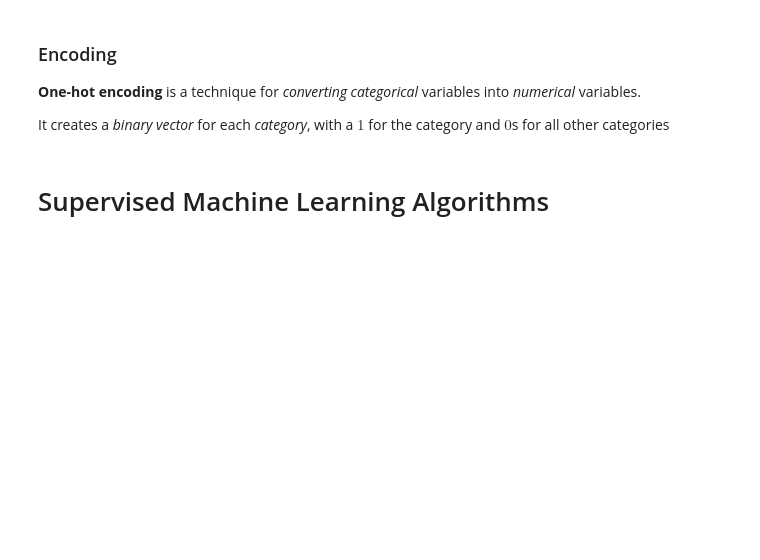
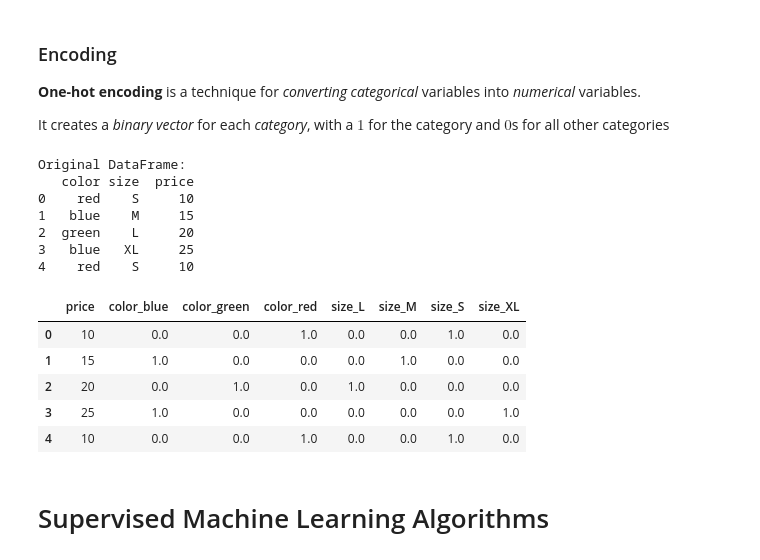
Before and after one commit to NicoG2023/Data_Science_Introduction, a Jupyter notebook: Classes/MachineLearning.ipynb, the cells around one changed output. Saved outputs shown, nothing was run; the diff lists cells and outputs as text; code cells hidden in the pictures; blank space fills up the shorter version.

```diff
--- a/Classes/MachineLearning.ipynb
+++ b/Classes/MachineLearning.ipynb
@@ -271,18 +378,43 @@ __One-hot encoding__ is a technique for _converting_ _categorical_ variables int
 It creates a _binary vector_ for each _category_, with a $1$ for the
 category and $0$s for all other categories
 # %%
+import pandas as pd
+from sklearn.preprocessing import OneHotEncoder
 
 # Creating a fake DataFrame
-
+data = {
+    'color': ['red', 'blue', 'green', 'blue','red'],
+    'size':['S','M','L','XL','S'],
+    'price':[10,15,20,25,10]
+}
+df = pd.DataFrame(data)
 # Display the original DataFrame
-
+print('Original DataFrame:')
+print(df)
 # Applying OneHotEncoder
-
+encoder = OneHotEncoder()
+encoder_data = encoder.fit_transform(df[['color','size']])
+encoded_data = encoder_data.toarray()
 # Creating a DataFrame with the encoded data
-
+encoded_df = pd.DataFrame(encoded_data, columns=encoder.get_feature_names_out(['color','size']))
 # Concatenating the encoded columns with the original DataFrame (excluding the original 'Color' and 'Size' columns)
-
+final_df = pd.concat([df.drop(['color','size'], axis=1),encoded_df], axis=1)
 # Display the final DataFrame after one-hot encoding
+final_df
+# %% [output]
+Original DataFrame:
+   color size  price
+0    red    S     10
+1   blue    M     15
+2  green    L     20
+3   blue   XL     25
+4    red    S     10
+|  | price | color_blue | color_green | color_red | size_L | size_M | size_S | size_XL |
+| 0 | 10 | 0.0 | 0.0 | 1.0 | 0.0 | 0.0 | 1.0 | 0.0 |
+| 1 | 15 | 1.0 | 0.0 | 0.0 | 0.0 | 1.0 | 0.0 | 0.0 |
+| 2 | 20 | 0.0 | 1.0 | 0.0 | 1.0 | 0.0 | 0.0 | 0.0 |
+| 3 | 25 | 1.0 | 0.0 | 0.0 | 0.0 | 0.0 | 0.0 | 1.0 |
+| 4 | 10 | 0.0 | 0.0 | 1.0 | 0.0 | 0.0 | 1.0 | 0.0 |
 # %% [markdown]
 # Supervised Machine Learning Algorithms
 # %% [markdown]
```
Also changed, not shown: parts of 12 cells of this notebook, 2 other files.
